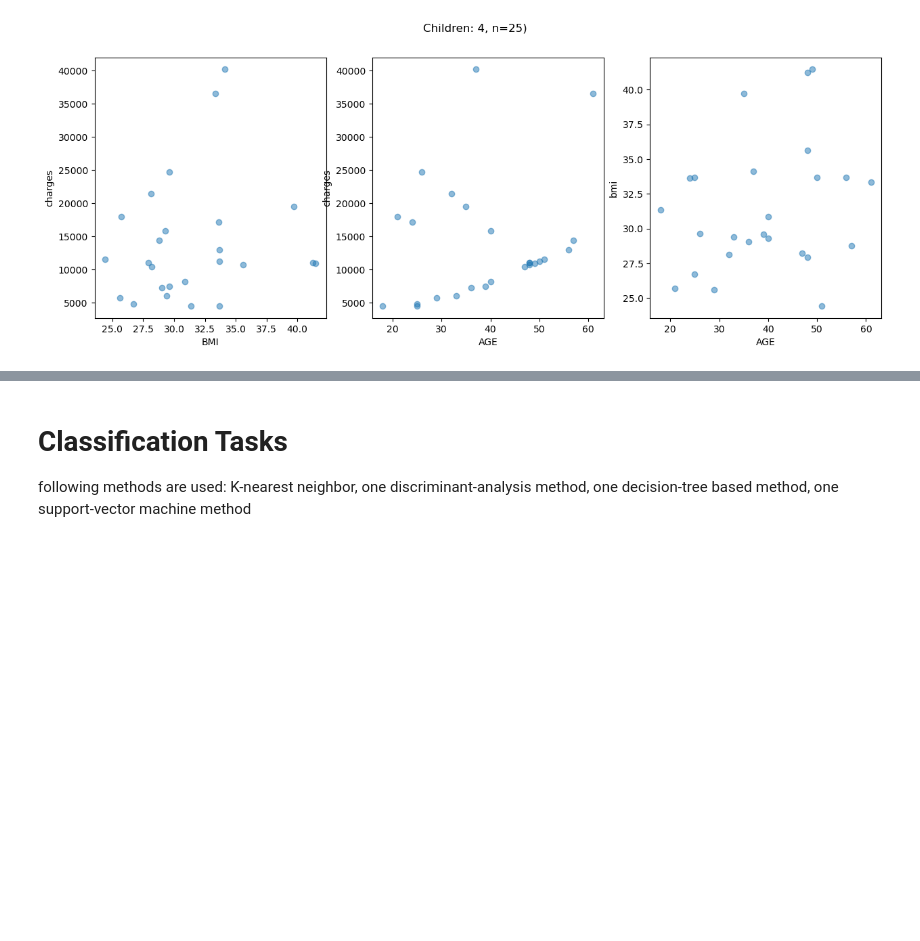
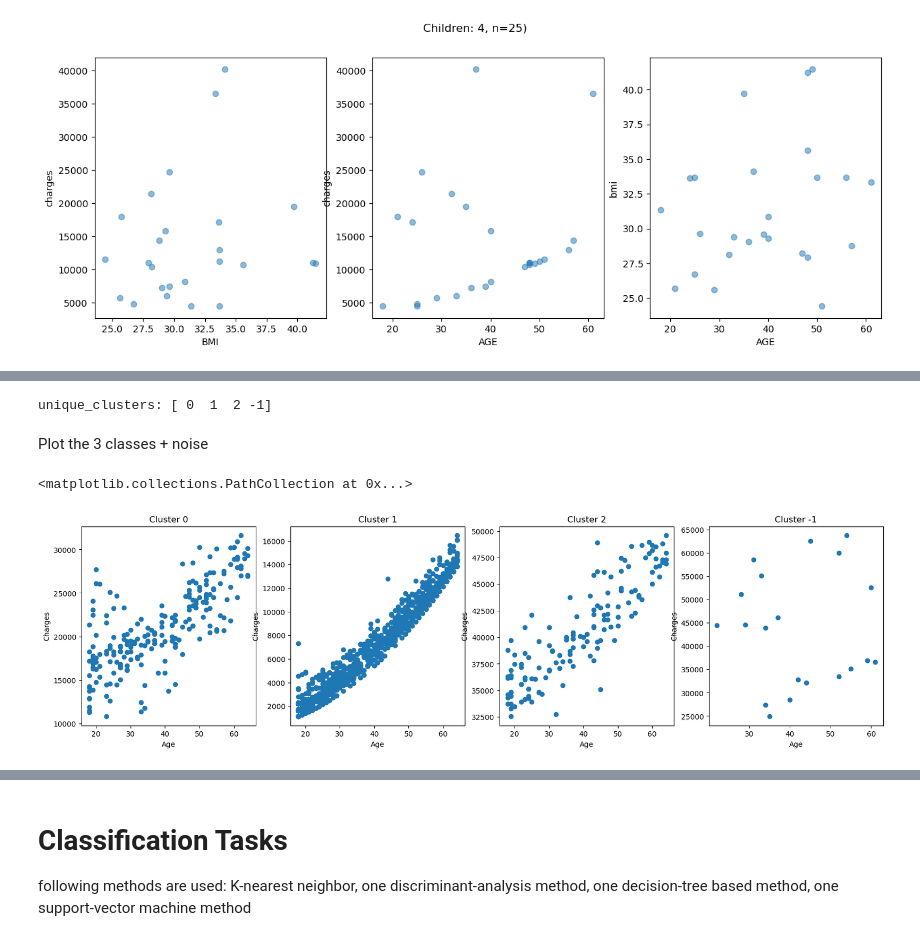
Before and after one commit to MisterSte/MLDA_Gruppenwerk, a Jupyter notebook: insurance.ipynb, the cells around one changed output, grey strips where cells are left out. Cells and saved outputs as stored; diff of their text form; code cells hidden in the pictures; blank space fills up the shorter version.

```diff
--- a/insurance.ipynb
+++ b/insurance.ipynb
@@ -53,6 +53,6 @@ sns.scatterplot(data=df, x=df['age'], y=df['bmi'], alpha=0.5, hue=df['region'],
 # %%
 # Analysis: effect of number of children
 
-for i in range(df['children'].):
+for i in range(df['children']):
     print(i.value)
 # %% [output]
@@ -149,0 +234,25 @@ Notes:
+# %%
+unique_clusters = df['cluster'].unique()
+print(f"unique_clusters: {unique_clusters}")
+
+cluster_0 = unique_clusters[0]
+cluster_1 = unique_clusters[1]
+cluster_2 = unique_clusters[2]
+outliers = unique_clusters[-1]  # -1 ist bei DBSCAN die Noise Klasse
+# %% [output]
+unique_clusters: [ 0  1  2 -1]
+# %% [markdown]
+Plot the 3 classes + noise
+# %%
+fig, ax = plt.subplots(1,4, figsize=(20, 5))
+
+for i in unique_clusters:
+    ax[i].scatter(df[df['cluster'] == i]['age'], df[df['cluster'] == i]['charges'])
+    ax[i].set_xlabel('Age')
+    ax[i].set_ylabel('Charges')
+    ax[i].set_title(f'Cluster {i}')
+
+ax[3].scatter(df[df['cluster'] == '-1']['age'], df[df['cluster'] == '-1']['charges'], label="noise")
+# %% [output]
+<matplotlib.collections.PathCollection at 0x...>
+[figure, added]
```
Also changed, not shown: parts of 11 cells of this notebook.
